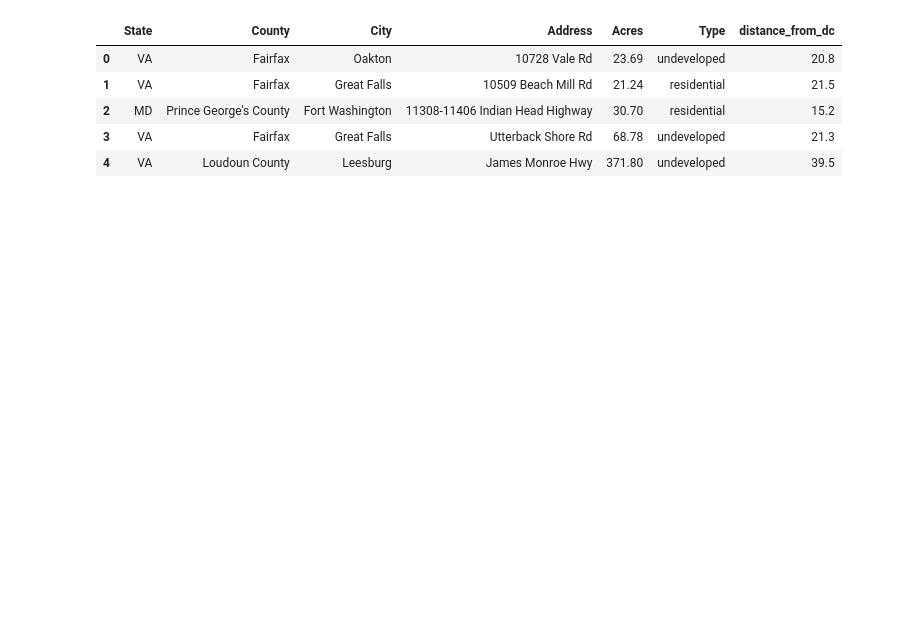
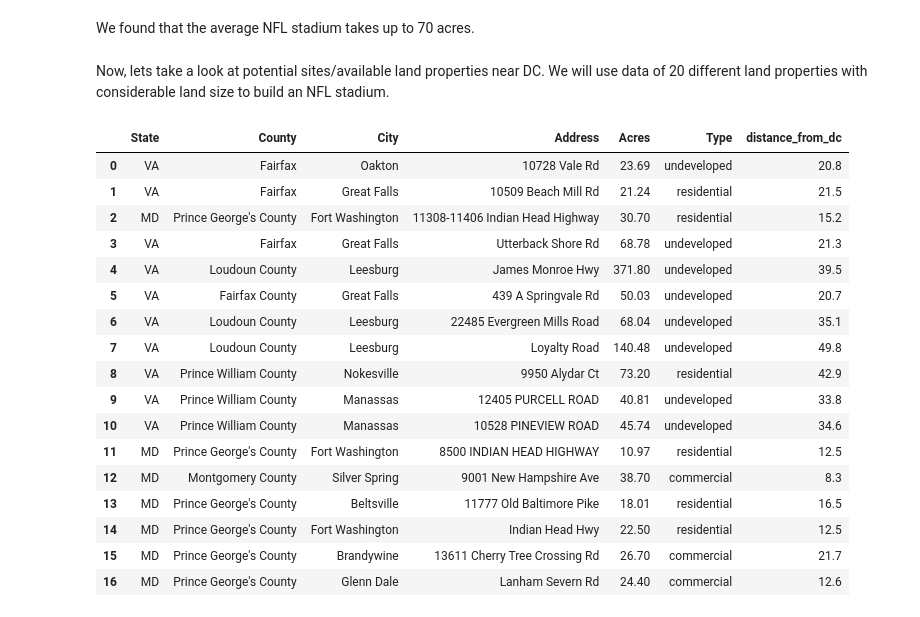
Before and after one commit to shamswardak/INST447-Final-Project, a Jupyter notebook: final_report.ipynb, the cells around one changed output. Drawn from its saved outputs; the diff is of its cells as text; code cells hidden in the pictures; blank space fills up the shorter version.

```diff
--- a/final_report.ipynb
+++ b/final_report.ipynb
@@ -3,10 +210,26 @@ import pandas as pd
+# %% [markdown]
+We found that the average NFL stadium takes up to 70 acres.
+# %% [markdown]
+Now, lets take a look at potential sites/available land properties near DC. We will use data of 20 different land properties with considerable land size to build an NFL stadium.
 # %%
 land_df = pd.read_csv('available_land_data.csv')
-land_df.head()
+land_df
 # %% [output]
 |  | State | County | City | Address | Acres | Type | distance_from_dc |
 | 0 | VA | Fairfax | Oakton | 10728 Vale Rd | 23.69 | undeveloped | 20.8 |
 | 1 | VA | Fairfax | Great Falls | 10509 Beach Mill Rd | 21.24 | residential | 21.5 |
 | 2 | MD | Prince George's County | Fort Washington | 11308-11406 Indian Head Highway | 30.70 | residential | 15.2 |
 | 3 | VA | Fairfax | Great Falls | Utterback Shore Rd | 68.78 | undeveloped | 21.3 |
 | 4 | VA | Loudoun County | Leesburg | James Monroe Hwy | 371.80 | undeveloped | 39.5 |
+| 5 | VA | Fairfax County | Great Falls | 439 A Springvale Rd | 50.03 | undeveloped | 20.7 |
+| 6 | VA | Loudoun County | Leesburg | 22485 Evergreen Mills Road | 68.04 | undeveloped | 35.1 |
+| 7 | VA | Loudoun County | Leesburg | Loyalty Road | 140.48 | undeveloped | 49.8 |
+| 8 | VA | Prince William County | Nokesville | 9950 Alydar Ct | 73.20 | residential | 42.9 |
+| 9 | VA | Prince William County | Manassas | 12405 PURCELL ROAD | 40.81 | undeveloped | 33.8 |
+| 10 | VA | Prince William County | Manassas | 10528 PINEVIEW ROAD | 45.74 | undeveloped | 34.6 |
+| 11 | MD | Prince George's County | Fort Washington | 8500 INDIAN HEAD HIGHWAY | 10.97 | residential | 12.5 |
+| 12 | MD | Montgomery County | Silver Spring | 9001 New Hampshire Ave | 38.70 | commercial | 8.3 |
+| 13 | MD | Prince George's County | Beltsville | 11777 Old Baltimore Pike | 18.01 | residential | 16.5 |
+| 14 | MD | Prince George's County | Fort Washington | Indian Head Hwy | 22.50 | residential | 12.5 |
+| 15 | MD | Prince George's County | Brandywine | 13611 Cherry Tree Crossing Rd | 26.70 | commercial | 21.7 |
+| 16 | MD | Prince George's County | Glenn Dale | Lanham Severn Rd | 24.40 | commercial | 12.6 |
```
Also changed, not shown: parts of 22 cells of this notebook.
